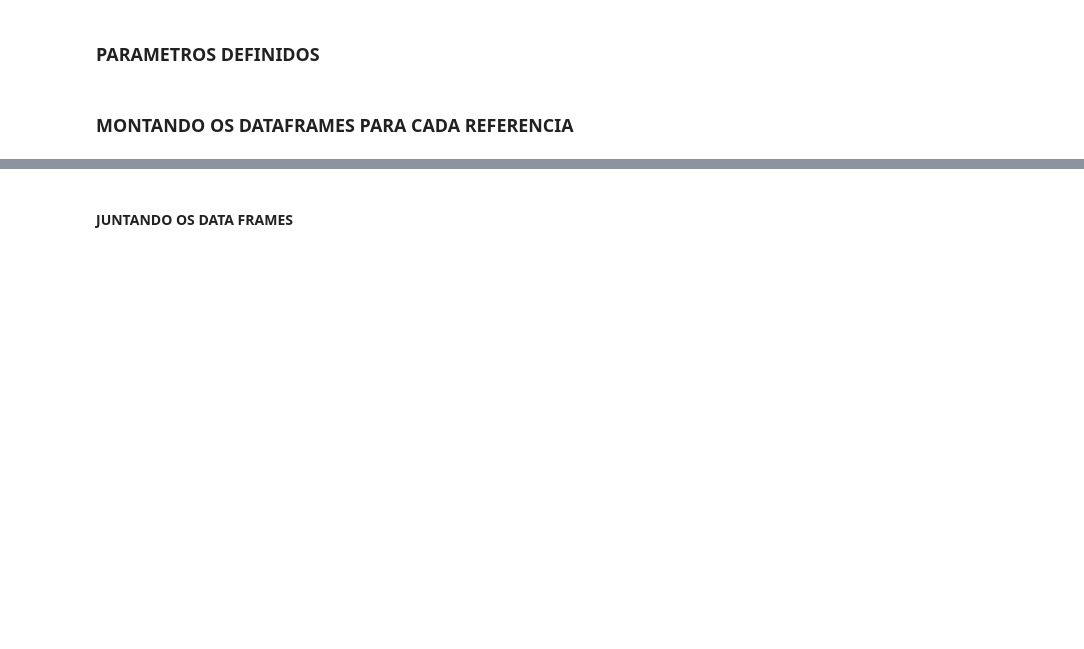
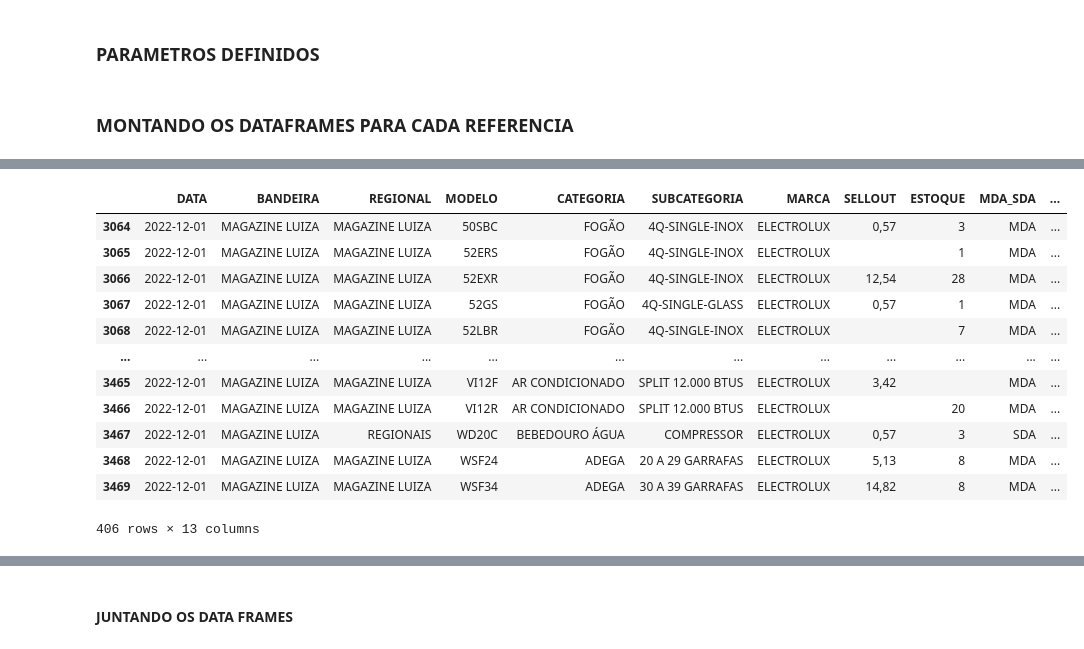
Before and after one commit to victor1cg/Django, a Jupyter notebook: Semanal_BD_GERAL.ipynb, the cells around one changed output, grey strips where cells are left out. Cells and saved outputs as stored; diff of their text form; code cells hidden in the pictures; blank space fills up the shorter version.

```diff
--- a/Semanal_BD_GERAL.ipynb
+++ b/Semanal_BD_GERAL.ipynb
@@ -72,3 +75,19 @@ df_fechado.head()
+# %%
+df_fechado[df_fechado['BANDEIRA'] == 'MAGAZINE LUIZA']
+# %% [output]
+|  | DATA | BANDEIRA | REGIONAL | MODELO | CATEGORIA | SUBCATEGORIA | MARCA | SELLOUT | ESTOQUE | MDA_SDA | ... |
+| 3064 | 2022-12-01 | MAGAZINE LUIZA | MAGAZINE LUIZA | 50SBC | FOGÃO | 4Q-SINGLE-INOX | ELECTROLUX | 0,57 | 3 | MDA | ... |
+| 3065 | 2022-12-01 | MAGAZINE LUIZA | MAGAZINE LUIZA | 52ERS | FOGÃO | 4Q-SINGLE-INOX | ELECTROLUX |  | 1 | MDA | ... |
+| 3066 | 2022-12-01 | MAGAZINE LUIZA | MAGAZINE LUIZA | 52EXR | FOGÃO | 4Q-SINGLE-INOX | ELECTROLUX | 12,54 | 28 | MDA | ... |
+| 3067 | 2022-12-01 | MAGAZINE LUIZA | MAGAZINE LUIZA | 52GS | FOGÃO | 4Q-SINGLE-GLASS | ELECTROLUX | 0,57 | 1 | MDA | ... |
+| 3068 | 2022-12-01 | MAGAZINE LUIZA | MAGAZINE LUIZA | 52LBR | FOGÃO | 4Q-SINGLE-INOX | ELECTROLUX |  | 7 | MDA | ... |
+| ... | ... | ... | ... | ... | ... | ... | ... | ... | ... | ... | ... |
+| 3465 | 2022-12-01 | MAGAZINE LUIZA | MAGAZINE LUIZA | VI12F | AR CONDICIONADO | SPLIT 12.000 BTUS | ELECTROLUX | 3,42 |  | MDA | ... |
+| 3466 | 2022-12-01 | MAGAZINE LUIZA | MAGAZINE LUIZA | VI12R | AR CONDICIONADO | SPLIT 12.000 BTUS | ELECTROLUX |  | 20 | MDA | ... |
+| 3467 | 2022-12-01 | MAGAZINE LUIZA | REGIONAIS | WD20C | BEBEDOURO ÁGUA | COMPRESSOR | ELECTROLUX | 0,57 | 3 | SDA | ... |
+| 3468 | 2022-12-01 | MAGAZINE LUIZA | MAGAZINE LUIZA | WSF24 | ADEGA | 20 A 29 GARRAFAS | ELECTROLUX | 5,13 | 8 | MDA | ... |
+| 3469 | 2022-12-01 | MAGAZINE LUIZA | MAGAZINE LUIZA | WSF34 | ADEGA | 30 A 39 GARRAFAS | ELECTROLUX | 14,82 | 8 | MDA | ... |
+406 rows × 13 columns
 # %%
 ## MES ATUAL ANO ANTERIOR
 
```
Also changed, not shown: parts of 11 cells of this notebook, 2 other files.
